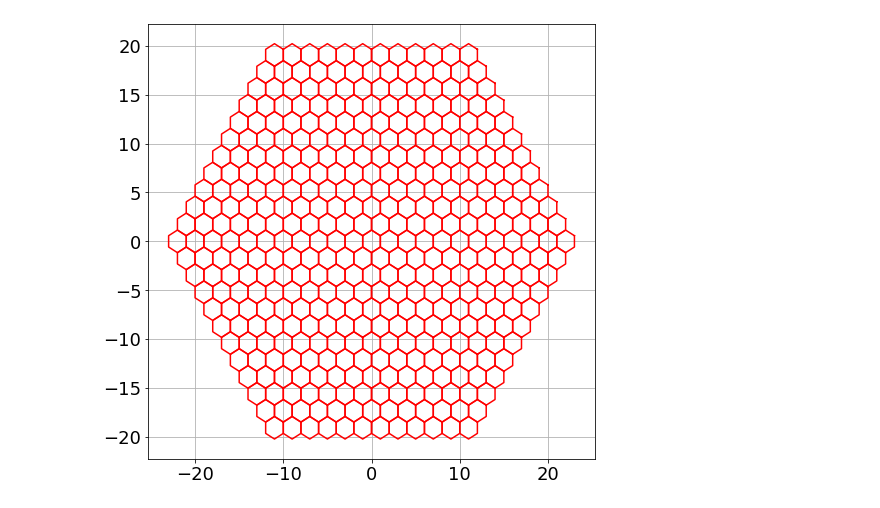
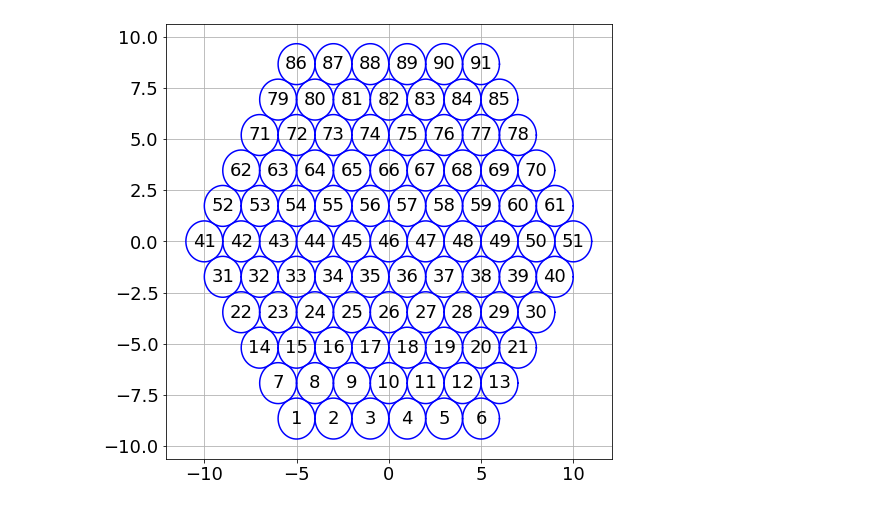
Before and after one commit to JohnRuhl/Tutorials, a Jupyter notebook: DrawingHexPatterns.ipynb, the cells around one changed output. Drawn from its saved outputs; the diff is of its cells as text; code cells hidden in the pictures.

```diff
--- a/DrawingHexPatterns.ipynb
+++ b/DrawingHexPatterns.ipynb
@@ -6,11 +6,15 @@ import numpy as np
 plt.rcParams.update({'font.size': 18})
 plt.rcParams['figure.figsize'] = [8, 8]
 # %%
-def drawcircle(x,y,r):
+def drawcircle(x,y,r,n):
     theta = np.arange(0,2*np.pi,0.01)
     xvec = x + r*np.cos(theta)
     yvec = y + r*np.sin(theta)
+    plt.text(x,y,n,horizontalalignment='center', verticalalignment='center')
     plt.plot(xvec,yvec,'b')
+
+def drawcircleB(x,y,s,color):
+    plt.scatter(x,y,s,c=color)
 
 def drawhex(x,y,r):
     theta = np.array([0,60,120,180,240,300,360])
@@ -28,3 +32,30 @@ def drawsquare(x,y,r):
     xvec = x + dpoints*np.cos(theta)
     yvec = y + dpoints*np.sin(theta)
     plt.plot(xvec,yvec,'r')
+# %%
+plt.clf()
+nside = 6
+diam = 2
+nx = nside-1
+x0 = diam*(-(nside-2)/2)
+y0 = diam*(-(nside-1)*np.cos(30*np.pi/180))
+n = 1
+for row in range(2*nside-1):
+    if row<=nside-1:
+        nx = nx + 1
+        x0 = x0 - 0.5*diam
+    else:
+        nx = nx - 1
+        x0 = x0 + 0.5*diam
+    for xx in range(nx):
+        x = x0 + xx*diam
+        y = y0 + row*np.cos(30*np.pi/180)*diam
+        #drawcircle(x,y,0.5*diam,n)
+        drawcircleB(x,y,500,'r')
+        n=n+1
+        #drawhex(x,y,0.5*diam)
+        #drawsquare(x,y,diam/2)
+xy =12
+plt.xlim(-xy,xy)
+plt.ylim(-xy,xy)
+plt.grid()
@@ -31,23 +115,25 @@ def drawsquare(x,y,r):
 # %%
 plt.clf()
-nside = 12
+nside = 6
 diam = 2
 nx = nside-1
 x0 = diam*(-(nside-2)/2)
 y0 = diam*(-(nside-1)*np.cos(30*np.pi/180))
+n=1
 for row in range(2*nside-1):
     if row<=nside-1:
         nx = nx + 1
         x0 = x0 - 0.5*diam
     else:
         nx = nx - 1
         x0 = x0 + 0.5*diam
     for xx in range(nx):
         x = x0 + xx*diam
         y = y0 + row*np.cos(30*np.pi/180)*diam
-        #drawcircle(x,y,0.5*diam)
-        drawhex(x,y,0.5*diam)
-        #drawsquare(x,y,diam/2)
+        drawcircle(x,y,0.5*diam,n)
+        #drawhex(x,y,0.5*diam)
+        #drawsquare(x,y,diam/1.7)
+        n = n+1
 plt.grid()
 # %% [output]
-[figure, old version]
+[figure, new version]
```
Also changed, not shown: parts of 3 cells of this notebook, 1 other file.
